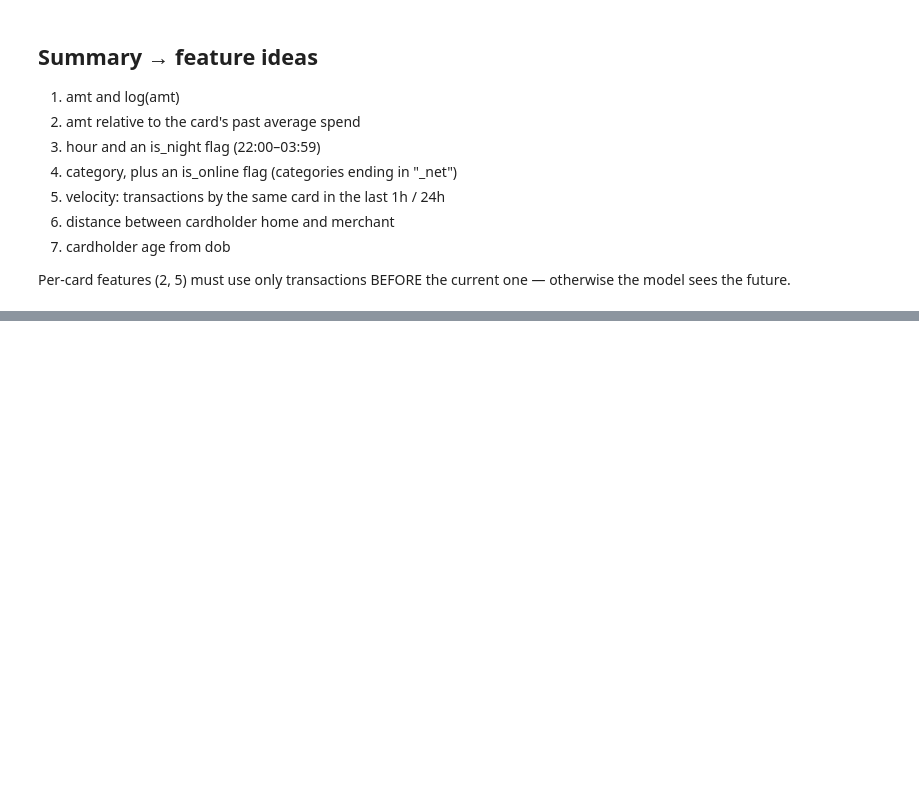
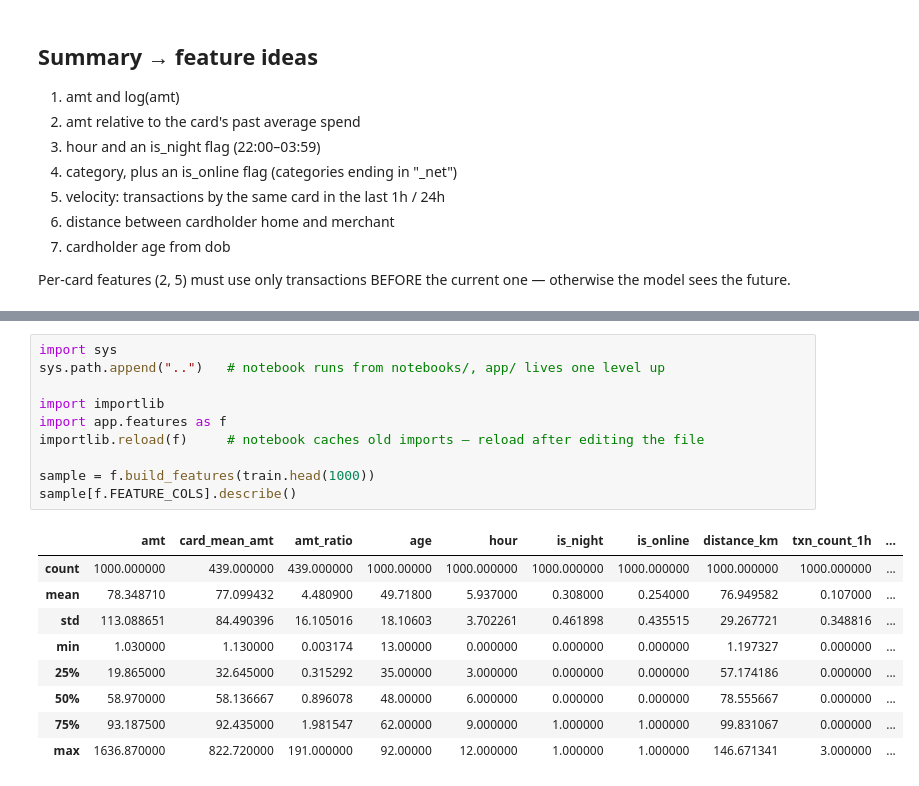
Before and after one commit to DanilRodenko/FraudShield, a Jupyter notebook: notebooks/01_eda.ipynb, the cells around one changed output, grey strips where cells are left out. Cells and saved outputs as stored; diff of their text form; blank space fills up the shorter version.

```diff
--- a/notebooks/01_eda.ipynb
+++ b/notebooks/01_eda.ipynb
@@ -175,0 +203,20 @@ otherwise the model sees the future.
+# %%
+import sys
+sys.path.append("..")   # notebook runs from notebooks/, app/ lives one level up
+
+import importlib
+import app.features as f
+importlib.reload(f)     # notebook caches old imports — reload after editing the file
+
+sample = f.build_features(train.head(1000))
+sample[f.FEATURE_COLS].describe()
+# %% [output]
+|  | amt | card_mean_amt | amt_ratio | age | hour | is_night | is_online | distance_km | txn_count_1h | ... |
+| count | 1000.000000 | 439.000000 | 439.000000 | 1000.00000 | 1000.000000 | 1000.000000 | 1000.000000 | 1000.000000 | 1000.000000 | ... |
+| mean | 78.348710 | 77.099432 | 4.480900 | 49.71800 | 5.937000 | 0.308000 | 0.254000 | 76.949582 | 0.107000 | ... |
+| std | 113.088651 | 84.490396 | 16.105016 | 18.10603 | 3.702261 | 0.461898 | 0.435515 | 29.267721 | 0.348816 | ... |
+| min | 1.030000 | 1.130000 | 0.003174 | 13.00000 | 0.000000 | 0.000000 | 0.000000 | 1.197327 | 0.000000 | ... |
+| 25% | 19.865000 | 32.645000 | 0.315292 | 35.00000 | 3.000000 | 0.000000 | 0.000000 | 57.174186 | 0.000000 | ... |
+| 50% | 58.970000 | 58.136667 | 0.896078 | 48.00000 | 6.000000 | 0.000000 | 0.000000 | 78.555667 | 0.000000 | ... |
+| 75% | 93.187500 | 92.435000 | 1.981547 | 62.00000 | 9.000000 | 1.000000 | 1.000000 | 99.831067 | 0.000000 | ... |
+| max | 1636.870000 | 822.720000 | 191.000000 | 92.00000 | 12.000000 | 1.000000 | 1.000000 | 146.671341 | 3.000000 | ... |
```
Also changed, not shown: parts of 2 cells of this notebook, 3 other files.
